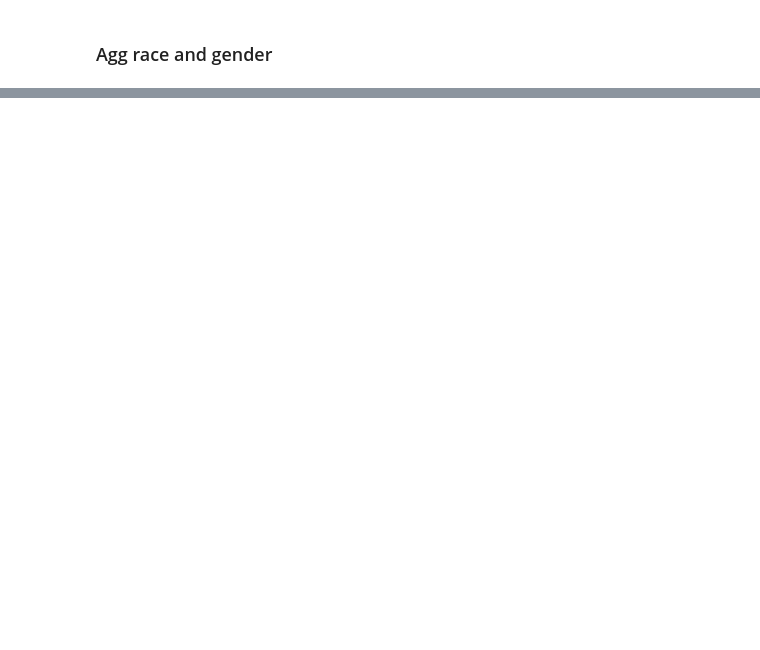
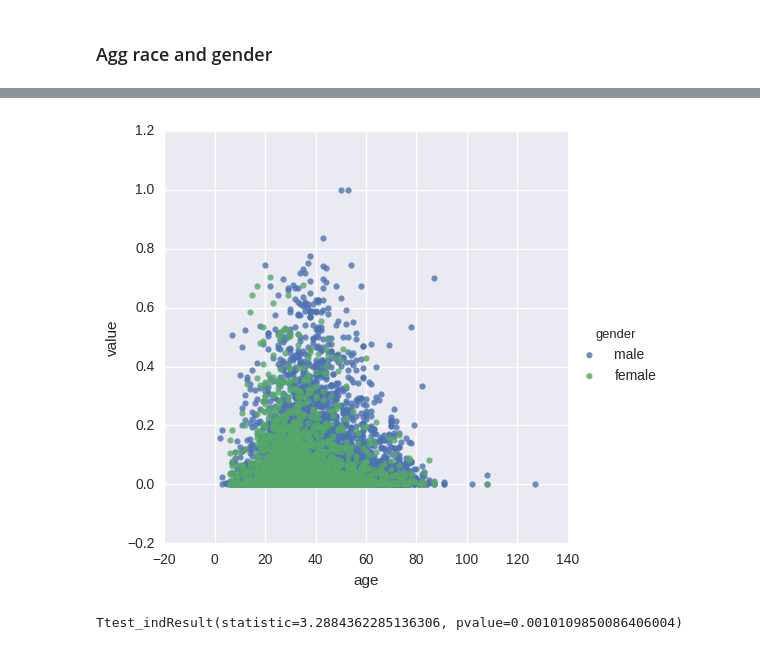
Before and after one commit to usc-sail/mica-text-characternetworks, a Jupyter notebook: analysis/Graph Analysis.ipynb, the cells around one changed output, grey strips where cells are left out. Drawn from its saved outputs; the diff is of its cells as text; code cells hidden in the pictures; blank space fills up the shorter version.

```diff
--- a/analysis/Graph Analysis.ipynb
+++ b/analysis/Graph Analysis.ipynb
@@ -496,0 +390,18 @@ pred_baseline
+# %%
+# Agg by age & gender
+
+aggByAgeGender = []
+
+for script, d in data.items():
+    G = d['graph']
+    centrs = nx.betweenness_centrality(G)
+
+
+    for n in G.nodes():
+        aggByAgeGender.append((G.node[n]['age'], G.node[n]['gender'], centrs[n]))
+
+aggByAgeGender = pd.DataFrame(aggByAgeGender, columns=['age', 'gender', 'value'])
+aggByAgeGender = aggByAgeGender[aggByAgeGender.age > 0]
+aggByAgeGender = aggByAgeGender[aggByAgeGender.gender != 'unknown']
+
+aggByAgeGender.head()
@@ -496,0 +415,17 @@ pred_baseline
+# %%
+ax = sns.lmplot(x = "age", y = "value", hue = "gender", data = aggByAgeGender, fit_reg = False)
+# %% [output]
+[figure, added]
+# %%
+ages_women = aggByAgeGender.ix[aggByAgeGender.gender == "female", "value"]
+ages_male = aggByAgeGender.ix[aggByAgeGender.gender == "male", "value"]
+
+#Remove nans
+male_deg, female_deg = np.array(ages_male), np.array(ages_women)
+male_deg = male_deg[~np.isnan(male_deg)]
+female_deg = female_deg[~np.isnan(female_deg)]
+
+ttest = sp.stats.ttest_ind(male_deg, female_deg)
+ttest
+# %% [output]
+Ttest_indResult(statistic=3.2884362285136306, pvalue=0.0010109850086406004)
```
Also changed, not shown: parts of 58 cells of this notebook, 3 other files.
